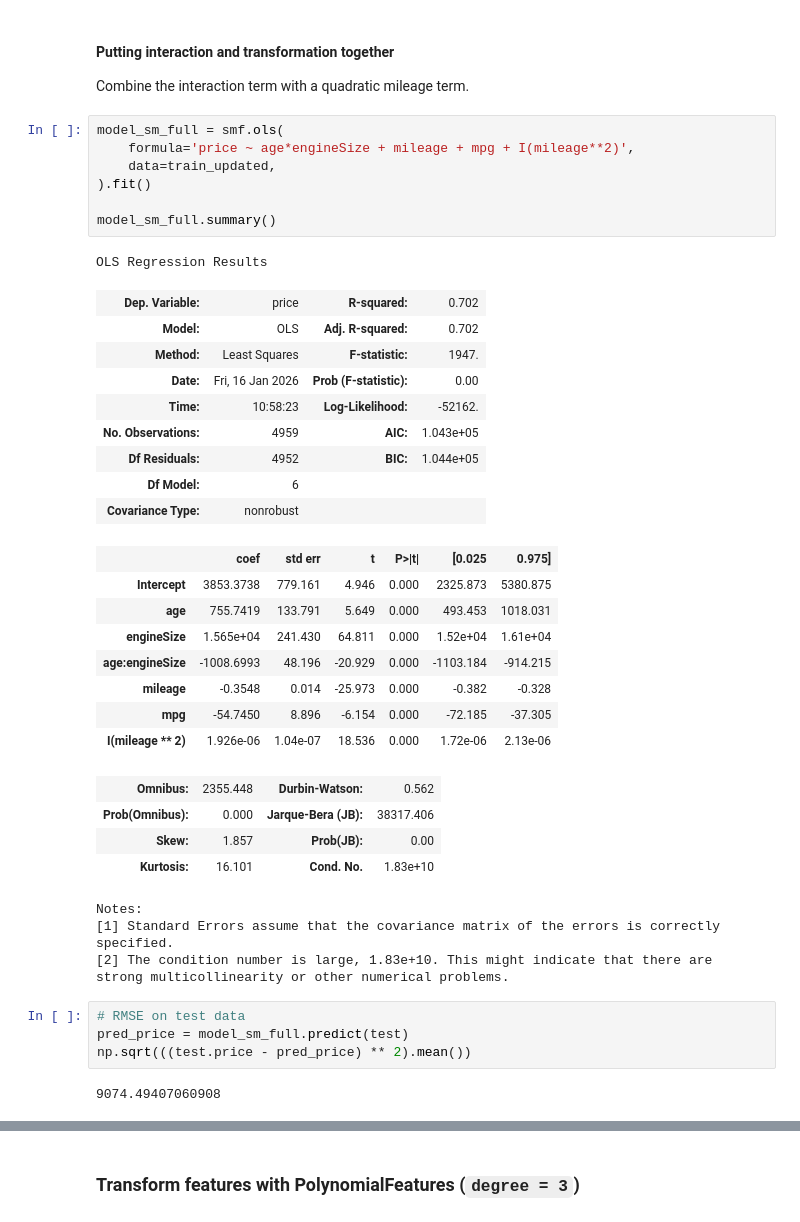
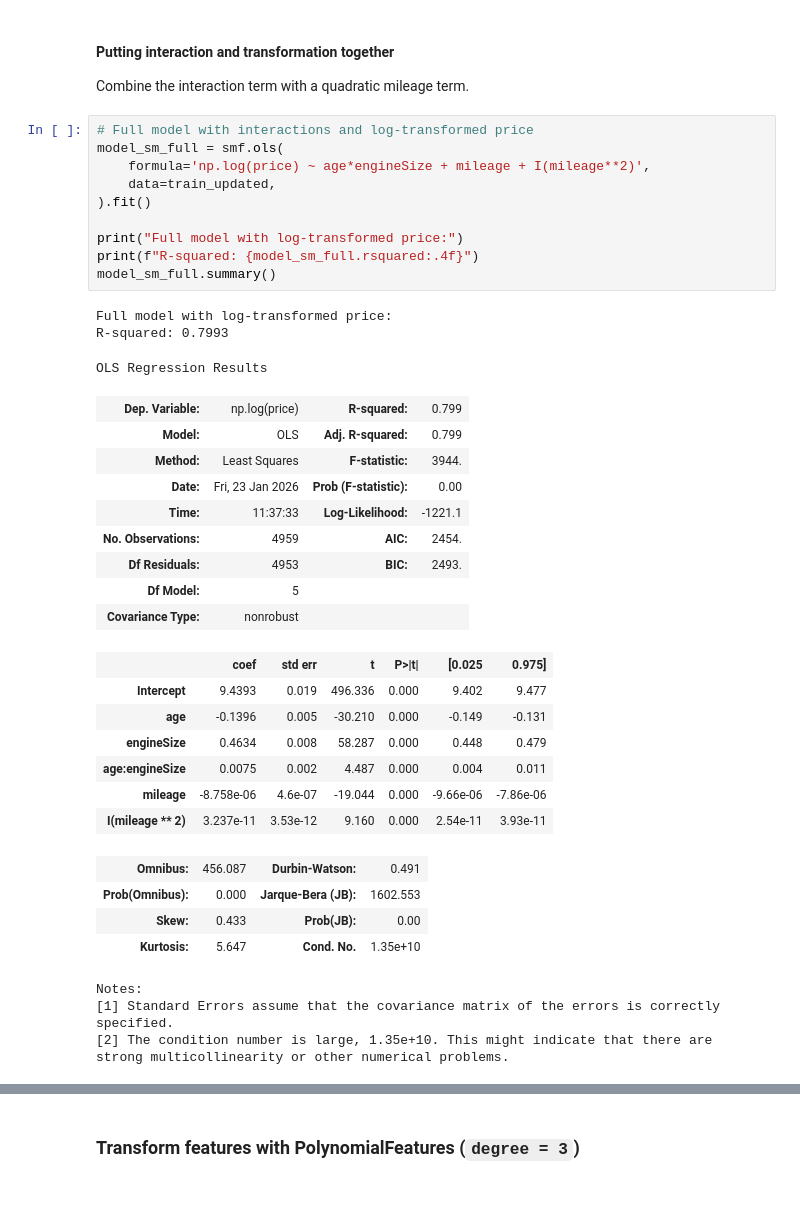
Before and after one commit to Lizhen0909/STAT303-2-class-notes, a Jupyter notebook: polynominal_features.ipynb, the cells around one changed output, grey strips where cells are left out. Drawn from its saved outputs; the diff is of its cells as text; blank space fills up the shorter version.

```diff
--- a/polynominal_features.ipynb
+++ b/polynominal_features.ipynb
@@ -161,42 +236,40 @@ ax.xaxis.set_major_formatter('{x:,.0f}')
 
 Combine the interaction term with a quadratic mileage term.
 # %%
+# Full model with interactions and log-transformed price
 model_sm_full = smf.ols(
-    formula='price ~ age*engineSize + mileage + mpg + I(mileage**2)',
+    formula='np.log(price) ~ age*engineSize + mileage + I(mileage**2)',
     data=train_updated,
 ).fit()
 
+print("Full model with log-transformed price:")
+print(f"R-squared: {model_sm_full.rsquared:.4f}")
 model_sm_full.summary()
 # %% [output]
-OLS Regression Results
+Full model with log-transformed price:
+R-squared: 0.7993
+OLS Regression Results
-| Dep. Variable: | price | R-squared: | 0.702 |
-| Model: | OLS | Adj. R-squared: | 0.702 |
-| Method: | Least Squares | F-statistic: | 1947. |
-| Date: | Fri, 16 Jan 2026 | Prob (F-statistic): | 0.00 |
-| Time: | 10:58:23 | Log-Likelihood: | -52162. |
-| No. Observations: | 4959 | AIC: | 1.043e+05 |
-| Df Residuals: | 4952 | BIC: | 1.044e+05 |
-| Df Model: | 6 |  |  |
+| Dep. Variable: | np.log(price) | R-squared: | 0.799 |
+| Model: | OLS | Adj. R-squared: | 0.799 |
+| Method: | Least Squares | F-statistic: | 3944. |
+| Date: | Fri, 23 Jan 2026 | Prob (F-statistic): | 0.00 |
+| Time: | 11:37:33 | Log-Likelihood: | -1221.1 |
+| No. Observations: | 4959 | AIC: | 2454. |
+| Df Residuals: | 4953 | BIC: | 2493. |
+| Df Model: | 5 |  |  |
 | Covariance Type: | nonrobust |  |  |
 |  | coef | std err | t | P>|t| | [0.025 | 0.975] |
-| Intercept | 3853.3738 | 779.161 | 4.946 | 0.000 | 2325.873 | 5380.875 |
-| age | 755.7419 | 133.791 | 5.649 | 0.000 | 493.453 | 1018.031 |
-| engineSize | 1.565e+04 | 241.430 | 64.811 | 0.000 | 1.52e+04 | 1.61e+04 |
-| age:engineSize | -1008.6993 | 48.196 | -20.929 | 0.000 | -1103.184 | -914.215 |
-| mileage | -0.3548 | 0.014 | -25.973 | 0.000 | -0.382 | -0.328 |
-| mpg | -54.7450 | 8.896 | -6.154 | 0.000 | -72.185 | -37.305 |
-| I(mileage ** 2) | 1.926e-06 | 1.04e-07 | 18.536 | 0.000 | 1.72e-06 | 2.13e-06 |
+| Intercept | 9.4393 | 0.019 | 496.336 | 0.000 | 9.402 | 9.477 |
+| age | -0.1396 | 0.005 | -30.210 | 0.000 | -0.149 | -0.131 |
+| engineSize | 0.4634 | 0.008 | 58.287 | 0.000 | 0.448 | 0.479 |
+| age:engineSize | 0.0075 | 0.002 | 4.487 | 0.000 | 0.004 | 0.011 |
+| mileage | -8.758e-06 | 4.6e-07 | -19.044 | 0.000 | -9.66e-06 | -7.86e-06 |
+| I(mileage ** 2) | 3.237e-11 | 3.53e-12 | 9.160 | 0.000 | 2.54e-11 | 3.93e-11 |
-| Omnibus: | 2355.448 | Durbin-Watson: | 0.562 |
-| Prob(Omnibus): | 0.000 | Jarque-Bera (JB): | 38317.406 |
-| Skew: | 1.857 | Prob(JB): | 0.00 |
-| Kurtosis: | 16.101 | Cond. No. | 1.83e+10 |
+| Omnibus: | 456.087 | Durbin-Watson: | 0.491 |
+| Prob(Omnibus): | 0.000 | Jarque-Bera (JB): | 1602.553 |
+| Skew: | 0.433 | Prob(JB): | 0.00 |
+| Kurtosis: | 5.647 | Cond. No. | 1.35e+10 |
-Notes:
-[1] Standard Errors assume that the covariance matrix of the errors is correctly specified.
-[2] The condition number is large, 1.83e+10. This might indicate that there are
-strong multicollinearity or other numerical problems.
+Notes:
+[1] Standard Errors assume that the covariance matrix of the errors is correctly specified.
+[2] The condition number is large, 1.35e+10. This might indicate that there are
+strong multicollinearity or other numerical problems.
-# %%
-# RMSE on test data
-pred_price = model_sm_full.predict(test)
-np.sqrt(((test.price - pred_price) ** 2).mean())
-# %% [output]
-9074.49407060908
```
Also changed, not shown: parts of 51 cells of this notebook, 20 other files.
